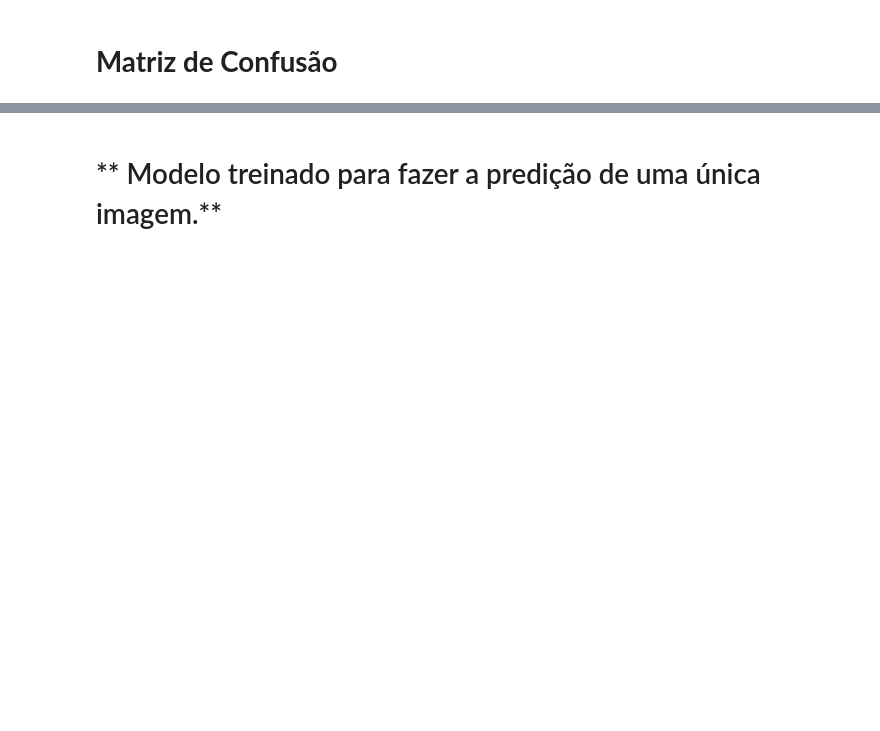
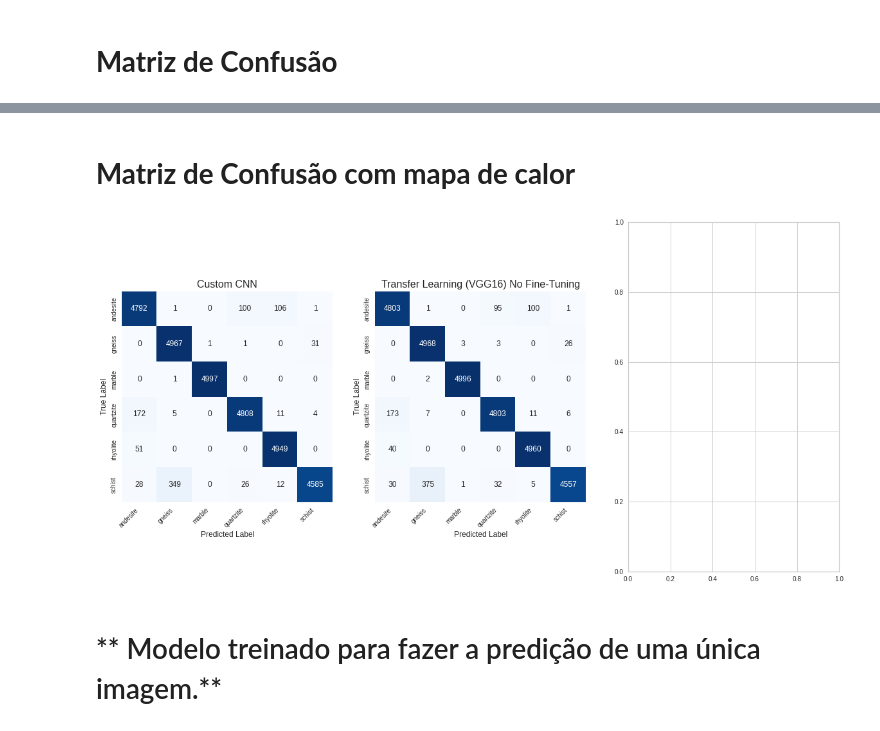
Before and after one commit to secretaria-ICA/Classificacao_e_Previsao_de_Imagens_de_Rochas_em_Pocos_Perfurados_atraves_de_Metodos_de_Aprendizagem, a Jupyter notebook: geological_comparative07102021.ipynb, the cells around one changed output, grey strips where cells are left out. Saved outputs shown, nothing was run; the diff lists cells and outputs as text; code cells hidden in the pictures; blank space fills up the shorter version.

```diff
--- a/geological_comparative07102021.ipynb
+++ b/geological_comparative07102021.ipynb
@@ -739,3 +775,47 @@ cm_viz =ConfusionMatrix(
+# %% [markdown]
+# **Matriz de Confusão com mapa de calor**
+# %%
+true_classes = test_generator.classes
+class_indices = train_generator.class_indices
+class_indices = dict((v,k) for k,v in class_indices.items())
+
+vgg_preds = model.predict(test_generator)
+vgg_pred_classes = np.argmax(vgg_preds, axis=1)
+# %%
+scratch_preds = model.predict(test_generator)
+scratch_pred_classes = np.argmax(scratch_preds, axis=1)
+# %%
+import seaborn as sns
+from sklearn.metrics import confusion_matrix
+
+# Get the names of the ten classes
+class_names1 = test_generator.class_indices.keys()
+
+def plot_heatmap(y_true, y_pred, class_names1, ax, title):
+    cm = confusion_matrix(y_true, y_pred)
+    sns.heatmap(
+        cm,
+        annot=True,
+        square=True,
+        xticklabels=class_names1,
+        yticklabels=class_names1,
+        fmt='d',
+        cmap=plt.cm.Blues,
+        cbar=False,
+        ax=ax
+    )
+    ax.set_title(title, fontsize=16)
+    ax.set_xticklabels(ax.get_xticklabels(), rotation=45, ha="right")
+    ax.set_ylabel('True Label', fontsize=12)
+    ax.set_xlabel('Predicted Label', fontsize=12)
+
+fig, (ax1, ax2, ax3) = plt.subplots(1, 3, figsize=(20, 10))
+
+plot_heatmap(true_classes, scratch_pred_classes, class_names1, ax1, title="Custom CNN")
+plot_heatmap(true_classes, vgg_pred_classes, class_names1, ax2, title="Transfer Learning (VGG16) No Fine-Tuning")
+#plot_heatmap(true_classes, vgg_pred_classes_ft, class_names1, ax3, title="Transfer Learning (VGG16) with Fine-Tuning")
+# %% [output]
+[figure, added]
 # %% [markdown]
 # ** Modelo treinado para fazer a predição de uma única imagem.**
 # %%
```
Also changed, not shown: parts of 13 cells of this notebook.
